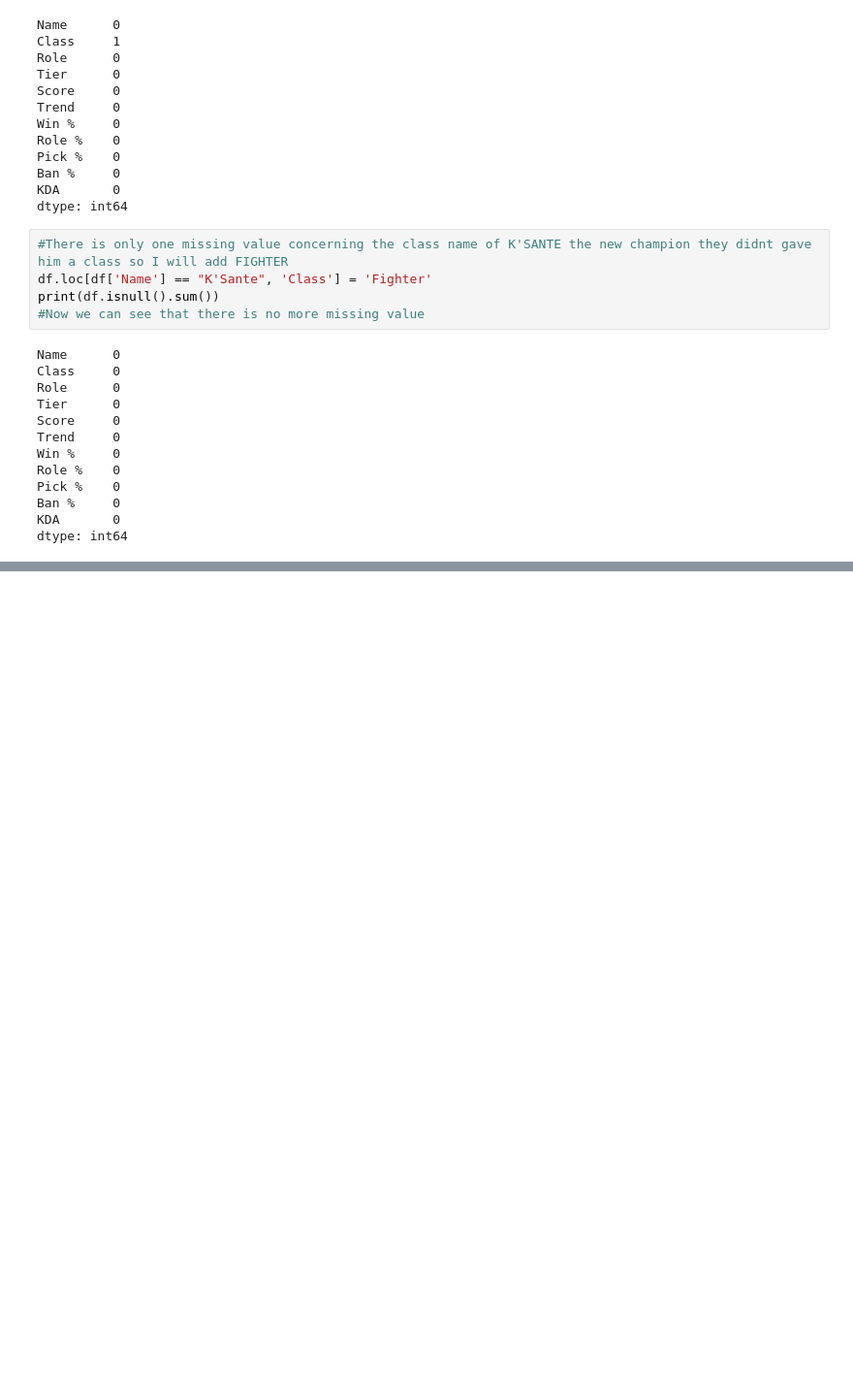
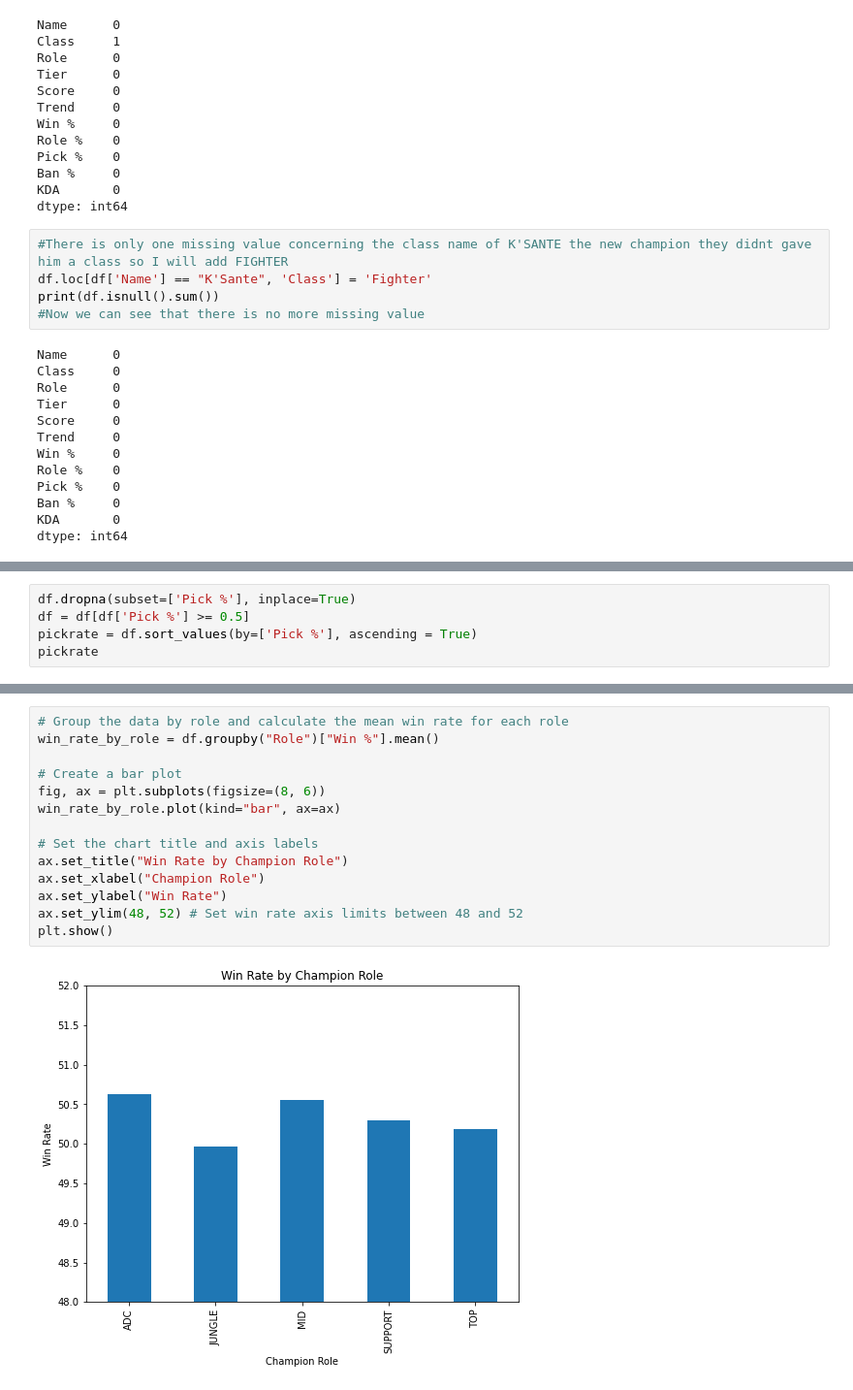
Before and after one commit to Nassim-Hb/Python_project, a Jupyter notebook: Projet.ipynb, the cells around one changed output, grey strips where cells are left out. Shown at 97% size. Saved outputs shown, nothing was run; the diff lists cells and outputs as text; blank space fills up the shorter version.

Commit message:
Data exploration + data wrangling

```diff
--- a/Projet.ipynb
+++ b/Projet.ipynb
@@ -263,0 +251,5 @@ pickrate_to_low
+# %%
+df.dropna(subset=['Pick %'], inplace=True)
+df = df[df['Pick %'] >= 0.5]
+pickrate = df.sort_values(by=['Pick %'], ascending = True)
+pickrate
@@ -263,0 +288,16 @@ pickrate_to_low
+# %%
+# Group the data by role and calculate the mean win rate for each role
+win_rate_by_role = df.groupby("Role")["Win %"].mean()
+
+# Create a bar plot
+fig, ax = plt.subplots(figsize=(8, 6))
+win_rate_by_role.plot(kind="bar", ax=ax)
+
+# Set the chart title and axis labels
+ax.set_title("Win Rate by Champion Role")
+ax.set_xlabel("Champion Role")
+ax.set_ylabel("Win Rate")
+ax.set_ylim(48, 52) # Set win rate axis limits between 48 and 52
+plt.show()
+# %% [output]
+[figure, added]
```
Also changed, not shown: parts of 29 cells of this notebook.
